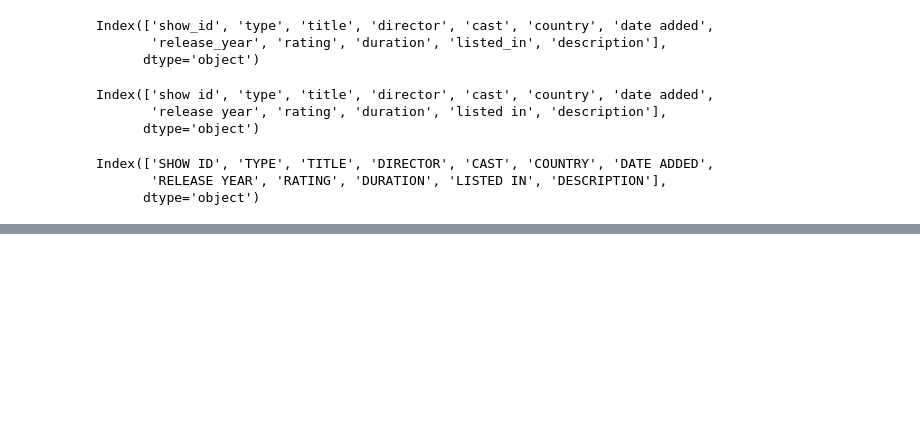
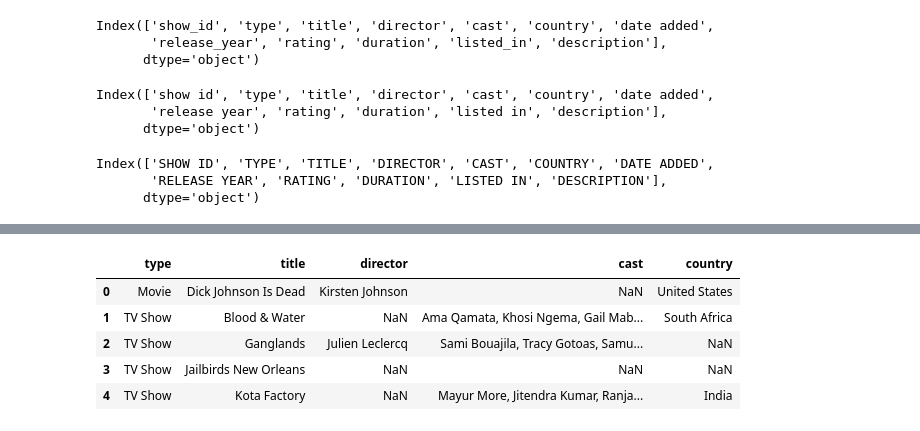
Before and after one commit to MariaRosi/Pandas, a Jupyter notebook: Netflix Data Analysis/pandas_examples.ipynb, the cells around one changed output, grey strips where cells are left out. Cells and saved outputs as stored; diff of their text form; code cells hidden in the pictures; blank space fills up the shorter version.

```diff
--- a/Netflix Data Analysis/pandas_examples.ipynb
+++ b/Netflix Data Analysis/pandas_examples.ipynb
@@ -112,0 +191,10 @@ Index(['SHOW ID', 'TYPE', 'TITLE', 'DIRECTOR', 'CAST', 'COUNTRY', 'DATE ADDED',
+# %%
+# for continious column selection
+df.loc[:,'type':'country'].head()
+# %% [output]
+|  | type | title | director | cast | country |
+| 0 | Movie | Dick Johnson Is Dead | Kirsten Johnson | NaN | United States |
+| 1 | TV Show | Blood & Water | NaN | Ama Qamata, Khosi Ngema, Gail Mab... | South Africa |
+| 2 | TV Show | Ganglands | Julien Leclercq | Sami Bouajila, Tracy Gotoas, Samu... | NaN |
+| 3 | TV Show | Jailbirds New Orleans | NaN | NaN | NaN |
+| 4 | TV Show | Kota Factory | NaN | Mayur More, Jitendra Kumar, Ranja... | India |
```
Also changed, not shown: parts of 13 cells of this notebook.
